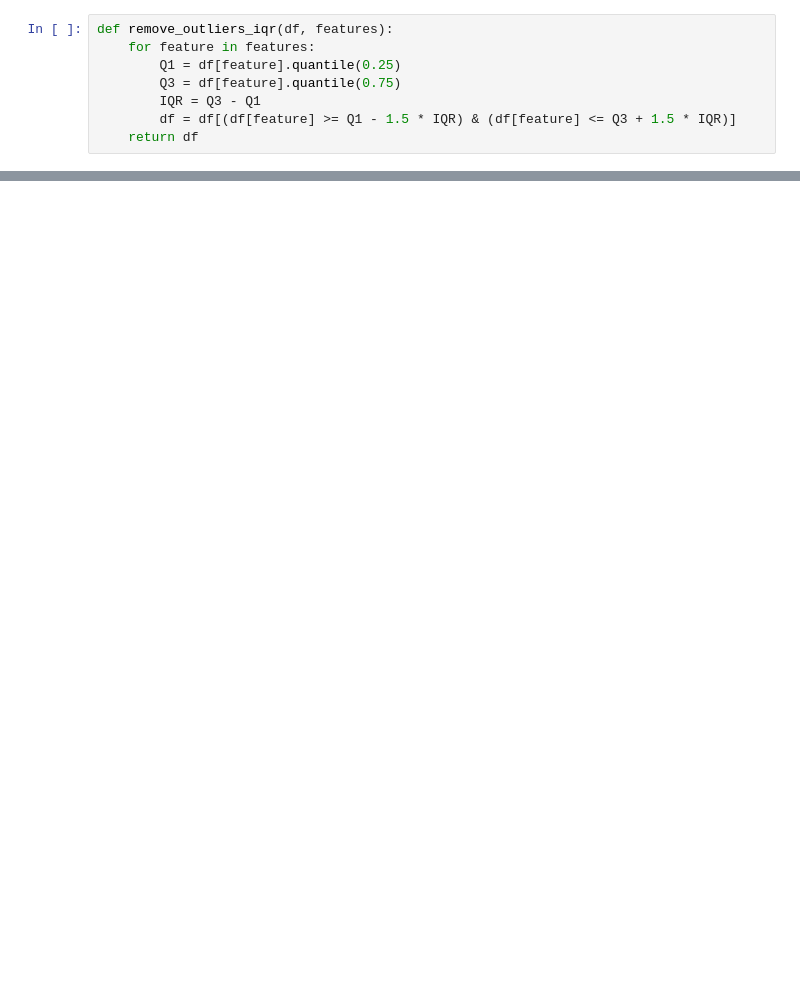
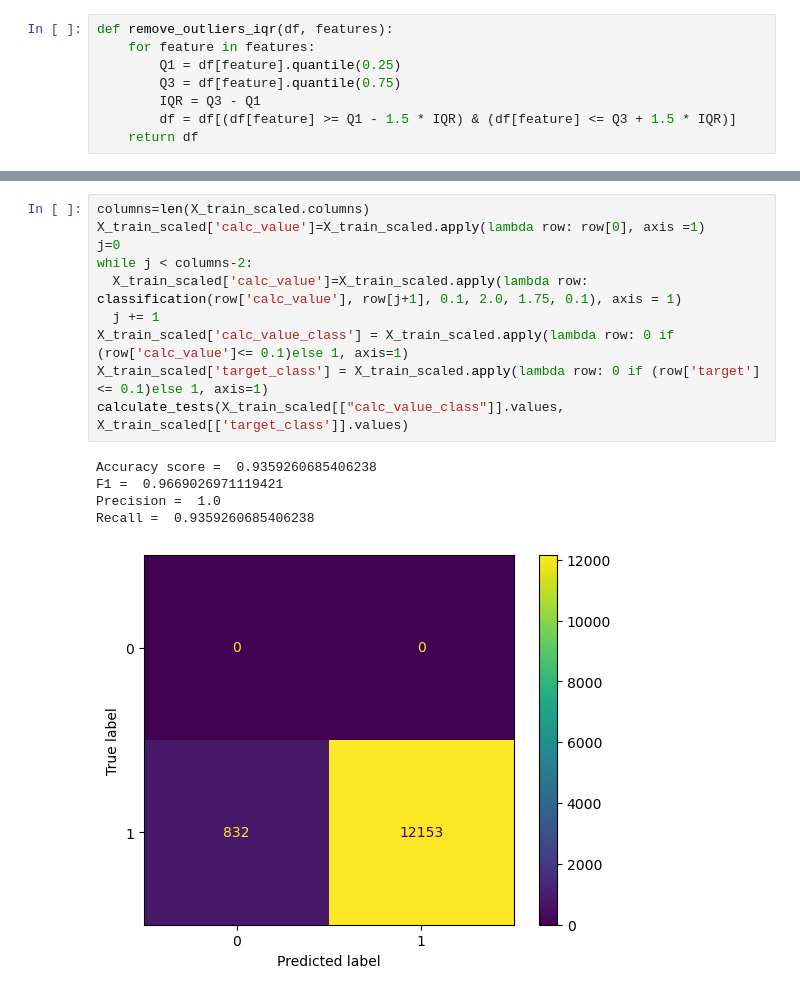
Before and after one commit to zukanovicmilica/MH, a Jupyter notebook: Others - California.ipynb, the cells around one changed output, grey strips where cells are left out. Drawn from its saved outputs; the diff is of its cells as text; blank space fills up the shorter version.

```diff
--- a/Others - California.ipynb
+++ b/Others - California.ipynb
@@ -193,0 +397,16 @@ Neural Network      Train (CV)  0.0069  0.0828    0.9931     0.9915  0.9931  0.9
+# %%
+columns=len(X_train_scaled.columns)
+X_train_scaled['calc_value']=X_train_scaled.apply(lambda row: row[0], axis =1)
+j=0
+while j < columns-2:
+  X_train_scaled['calc_value']=X_train_scaled.apply(lambda row: classification(row['calc_value'], row[j+1], 0.1, 2.0, 1.75, 0.1), axis = 1)
+  j += 1
+X_train_scaled['calc_value_class'] = X_train_scaled.apply(lambda row: 0 if (row['calc_value']<= 0.1)else 1, axis=1)
+X_train_scaled['target_class'] = X_train_scaled.apply(lambda row: 0 if (row['target']<= 0.1)else 1, axis=1)
+calculate_tests(X_train_scaled[["calc_value_class"]].values, X_train_scaled[['target_class']].values)
+# %% [output]
+Accuracy score =  0.9359260685406238
+F1 =  0.9669026971119421
+Precision =  1.0
+Recall =  0.9359260685406238
+[figure, added]
```
Also changed, not shown: parts of 15 cells of this notebook.
